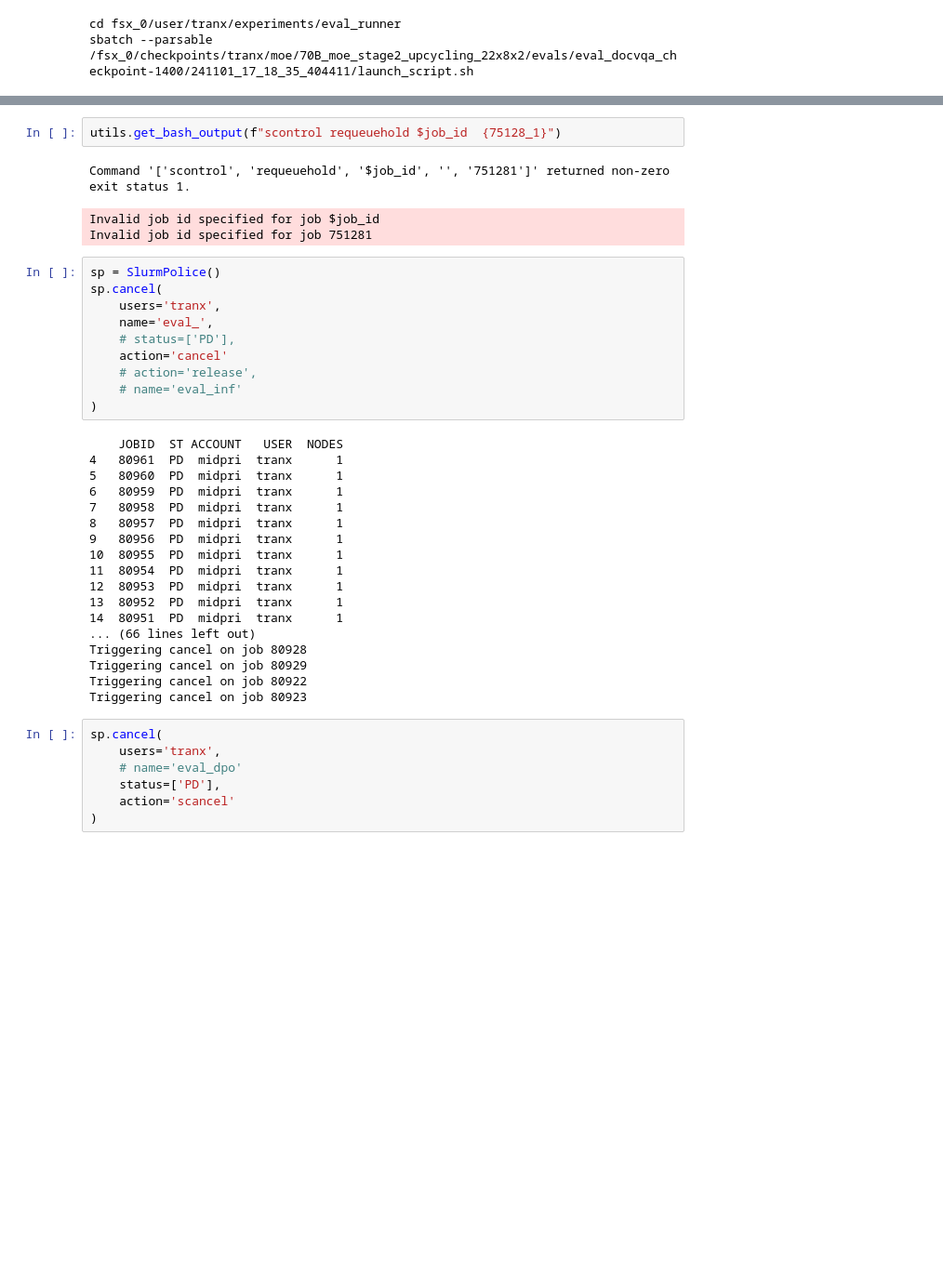
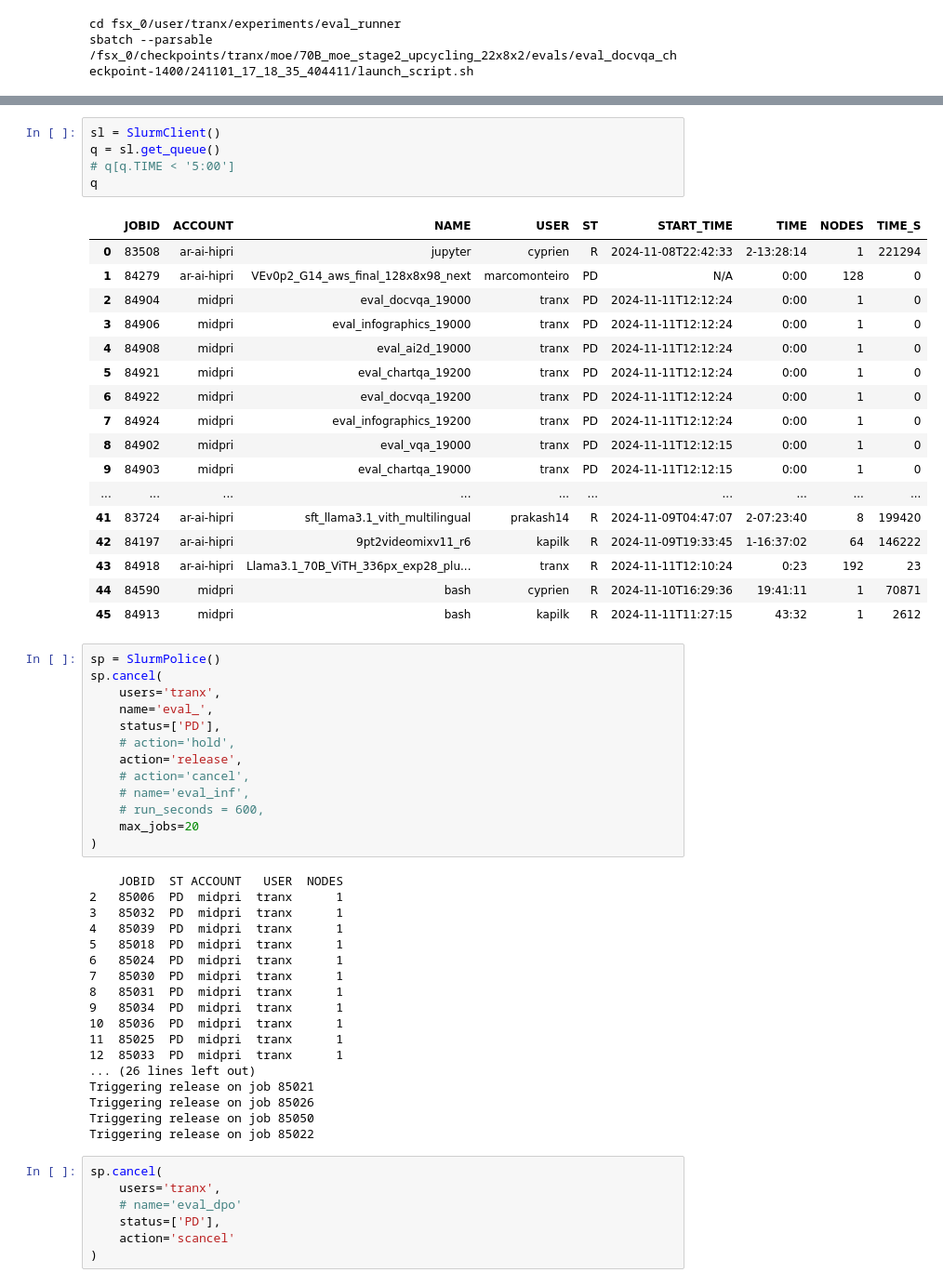
Before and after one commit to harrytranx/experiments, a Jupyter notebook: training_admin.ipynb, the cells around one changed output, grey strips where cells are left out. Shown at 93% size. Drawn from its saved outputs; the diff is of its cells as text; blank space fills up the shorter version.

Commit message:
update evals

```diff
--- a/training_admin.ipynb
+++ b/training_admin.ipynb
@@ -106,37 +110,57 @@ sbatch --parsable /fsx_0/checkpoints/tranx/moe/70B_moe_stage2_upcycling_22x8x2/e
-# %%
-utils.get_bash_output(f"scontrol requeuehold $job_id  {75128_1}")
-# %% [output]
-Command '['scontrol', 'requeuehold', '$job_id', '', '751281']' returned non-zero exit status 1.
-Invalid job id specified for job $job_id
-Invalid job id specified for job 751281
+# %%
+sl = SlurmClient()
+q = sl.get_queue()
+# q[q.TIME < '5:00']
+q
+# %% [output]
+|  | JOBID | ACCOUNT | NAME | USER | ST | START_TIME | TIME | NODES | TIME_S |
+| 0 | 83508 | ar-ai-hipri | jupyter | cyprien | R | 2024-11-08T22:42:33 | 2-13:28:14 | 1 | 221294 |
+| 1 | 84279 | ar-ai-hipri | VEv0p2_G14_aws_final_128x8x98_next | marcomonteiro | PD | N/A | 0:00 | 128 | 0 |
+| 2 | 84904 | midpri | eval_docvqa_19000 | tranx | PD | 2024-11-11T12:12:24 | 0:00 | 1 | 0 |
+| 3 | 84906 | midpri | eval_infographics_19000 | tranx | PD | 2024-11-11T12:12:24 | 0:00 | 1 | 0 |
+| 4 | 84908 | midpri | eval_ai2d_19000 | tranx | PD | 2024-11-11T12:12:24 | 0:00 | 1 | 0 |
+| 5 | 84921 | midpri | eval_chartqa_19200 | tranx | PD | 2024-11-11T12:12:24 | 0:00 | 1 | 0 |
+| 6 | 84922 | midpri | eval_docvqa_19200 | tranx | PD | 2024-11-11T12:12:24 | 0:00 | 1 | 0 |
+| 7 | 84924 | midpri | eval_infographics_19200 | tranx | PD | 2024-11-11T12:12:24 | 0:00 | 1 | 0 |
+| 8 | 84902 | midpri | eval_vqa_19000 | tranx | PD | 2024-11-11T12:12:15 | 0:00 | 1 | 0 |
+| 9 | 84903 | midpri | eval_chartqa_19000 | tranx | PD | 2024-11-11T12:12:15 | 0:00 | 1 | 0 |
+| ... | ... | ... | ... | ... | ... | ... | ... | ... | ... |
+| 41 | 83724 | ar-ai-hipri | sft_llama3.1_vith_multilingual | prakash14 | R | 2024-11-09T04:47:07 | 2-07:23:40 | 8 | 199420 |
+| 42 | 84197 | ar-ai-hipri | 9pt2videomixv11_r6 | kapilk | R | 2024-11-09T19:33:45 | 1-16:37:02 | 64 | 146222 |
+| 43 | 84918 | ar-ai-hipri | Llama3.1_70B_ViTH_336px_exp28_plu... | tranx | R | 2024-11-11T12:10:24 | 0:23 | 192 | 23 |
+| 44 | 84590 | midpri | bash | cyprien | R | 2024-11-10T16:29:36 | 19:41:11 | 1 | 70871 |
+| 45 | 84913 | midpri | bash | kapilk | R | 2024-11-11T11:27:15 | 43:32 | 1 | 2612 |
 # %%
 sp = SlurmPolice()
 sp.cancel(
     users='tranx',
     name='eval_',
-    # status=['PD'],
-    action='cancel'
-    # action='release',
-    # name='eval_inf'
+    status=['PD'],
+    # action='hold',
+    action='release',
+    # action='cancel',
+    # name='eval_inf',
+    # run_seconds = 600,
+    max_jobs=20
 )
 # %% [output]
     JOBID  ST ACCOUNT   USER  NODES
-4   80961  PD  midpri  tranx      1
-5   80960  PD  midpri  tranx      1
-6   80959  PD  midpri  tranx      1
-7   80958  PD  midpri  tranx      1
-8   80957  PD  midpri  tranx      1
-9   80956  PD  midpri  tranx      1
-10  80955  PD  midpri  tranx      1
-11  80954  PD  midpri  tranx      1
-12  80953  PD  midpri  tranx      1
-13  80952  PD  midpri  tranx      1
-14  80951  PD  midpri  tranx      1
-... (66 lines left out)
-Triggering cancel on job 80928
-Triggering cancel on job 80929
-Triggering cancel on job 80922
-Triggering cancel on job 80923
+2   85006  PD  midpri  tranx      1
+3   85032  PD  midpri  tranx      1
+4   85039  PD  midpri  tranx      1
+5   85018  PD  midpri  tranx      1
+6   85024  PD  midpri  tranx      1
+7   85030  PD  midpri  tranx      1
+8   85031  PD  midpri  tranx      1
+9   85034  PD  midpri  tranx      1
+10  85036  PD  midpri  tranx      1
+11  85025  PD  midpri  tranx      1
+12  85033  PD  midpri  tranx      1
+... (26 lines left out)
+Triggering release on job 85021
+Triggering release on job 85026
+Triggering release on job 85050
+Triggering release on job 85022
 # %%
 sp.cancel(
     users='tranx',
```
Also changed, not shown: parts of 5 cells of this notebook, 6 other files.
